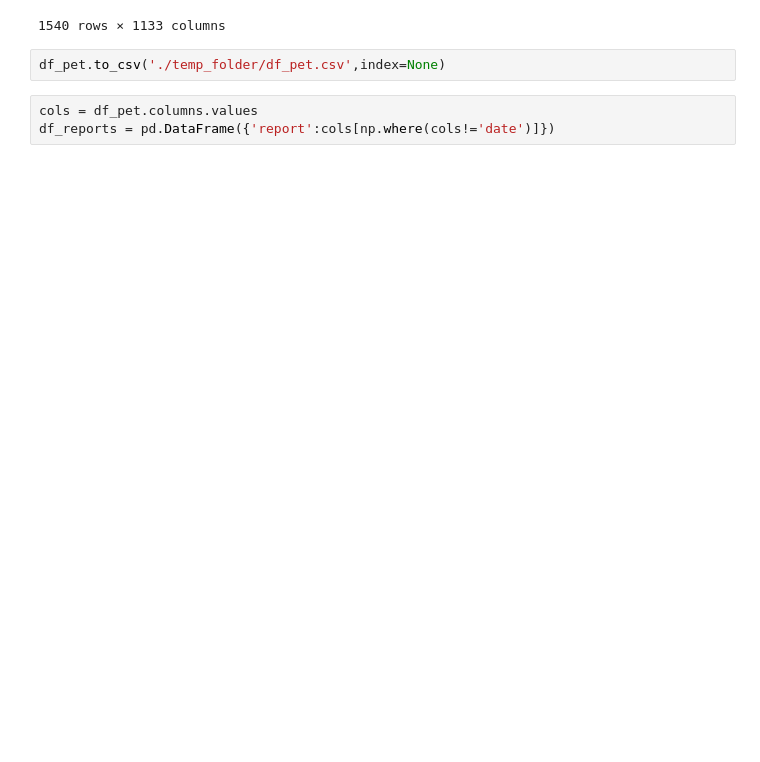
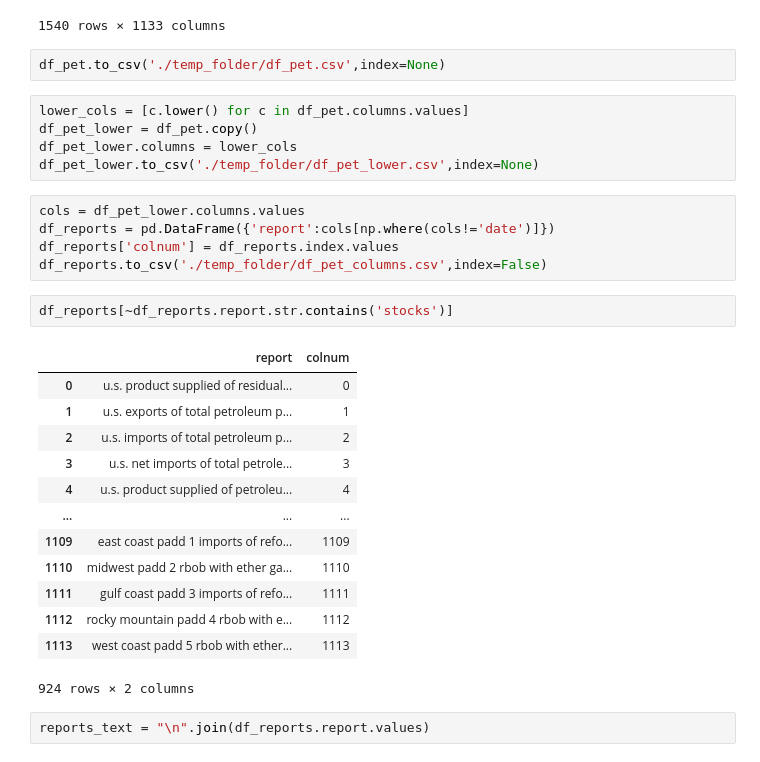
Before and after one commit to bgithub1/barchartacs, a Jupyter notebook: barchartacs/eia_download.ipynb, the cells around one changed output. Drawn from its saved outputs; the diff is of its cells as text; blank space fills up the shorter version.

```diff
--- a/barchartacs/eia_download.ipynb
+++ b/barchartacs/eia_download.ipynb
@@ -64,6 +64,31 @@ Please use `tqdm.notebook.tqdm` instead of `tqdm.tqdm_notebook`
 1540 rows × 1133 columns
 # %%
 df_pet.to_csv('./temp_folder/df_pet.csv',index=None)
+# %%
+lower_cols = [c.lower() for c in df_pet.columns.values]
+df_pet_lower = df_pet.copy()
+df_pet_lower.columns = lower_cols
+df_pet_lower.to_csv('./temp_folder/df_pet_lower.csv',index=None)
 # %%
-cols = df_pet.columns.values
+cols = df_pet_lower.columns.values
 df_reports = pd.DataFrame({'report':cols[np.where(cols!='date')]})
+df_reports['colnum'] = df_reports.index.values
+df_reports.to_csv('./temp_folder/df_pet_columns.csv',index=False)
+# %%
+df_reports[~df_reports.report.str.contains('stocks')]
+# %% [output]
+|  | report | colnum |
+| 0 | u.s. product supplied of residual... | 0 |
+| 1 | u.s. exports of total petroleum p... | 1 |
+| 2 | u.s. imports of total petroleum p... | 2 |
+| 3 | u.s. net imports of total petrole... | 3 |
+| 4 | u.s. product supplied of petroleu... | 4 |
+| ... | ... | ... |
+| 1109 | east coast padd 1 imports of refo... | 1109 |
+| 1110 | midwest padd 2 rbob with ether ga... | 1110 |
+| 1111 | gulf coast padd 3 imports of refo... | 1111 |
+| 1112 | rocky mountain padd 4 rbob with e... | 1112 |
+| 1113 | west coast padd 5 rbob with ether... | 1113 |
+924 rows × 2 columns
+# %%
+reports_text = "\n".join(df_reports.report.values)
```
Also changed, not shown: parts of 15 cells of this notebook, 3 other files.
